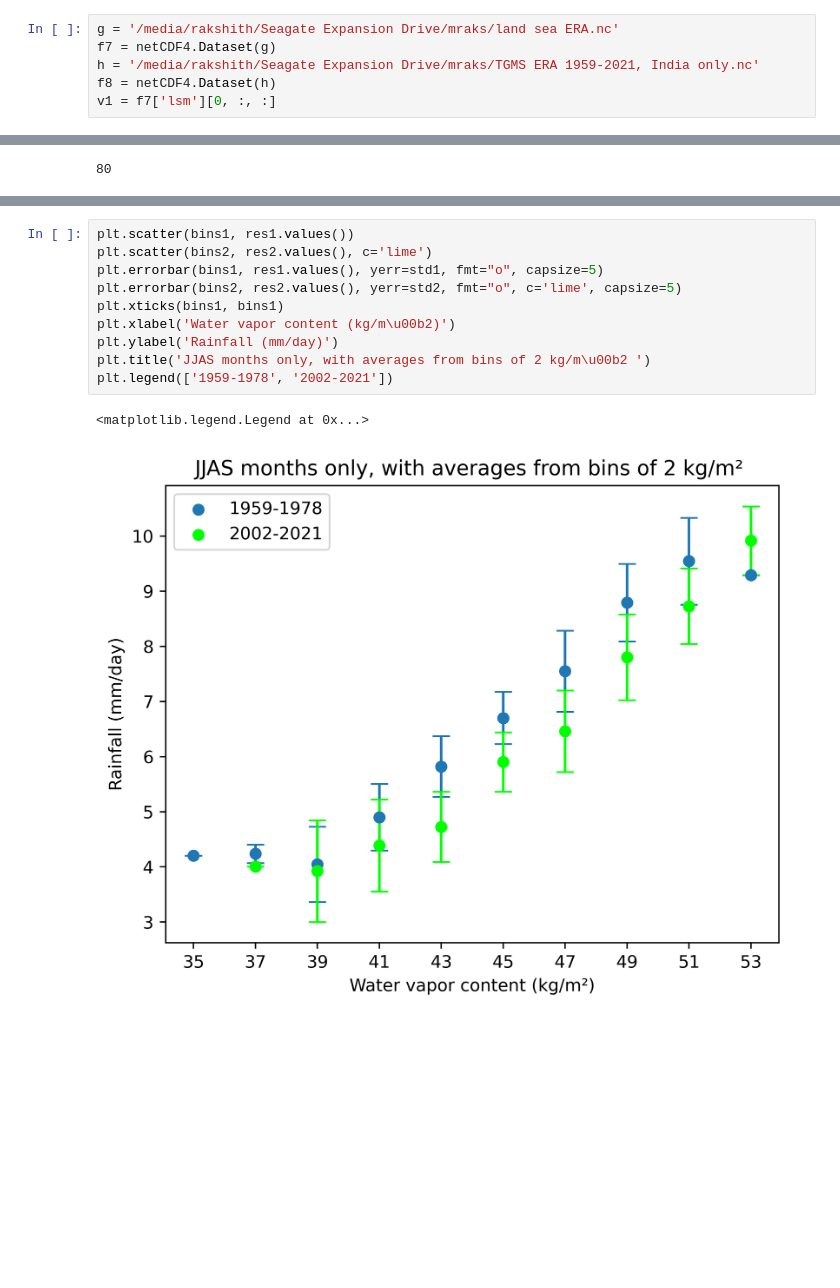
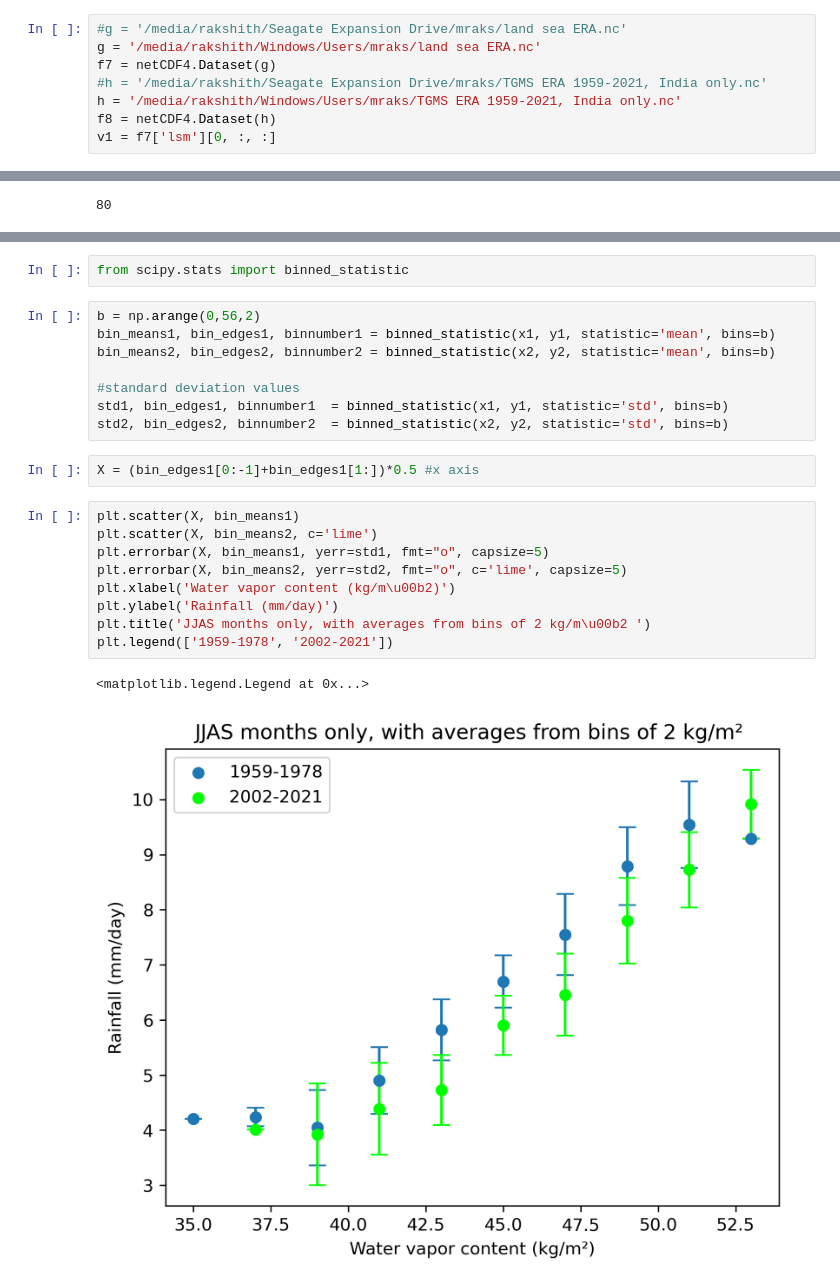
Before and after one commit to rakshith-mallesh/Climate-science, a Jupyter notebook: Binned JJAS.ipynb, the cells around one changed output, grey strips where cells are left out. Drawn from its saved outputs; the diff is of its cells as text; blank space fills up the shorter version.

```diff
--- a/Binned JJAS.ipynb
+++ b/Binned JJAS.ipynb
@@ -8,9 +8,11 @@ import pandas as pd
 import matplotlib as mpl
 mpl.rcParams['figure.dpi']= 500
 # %%
-g = '/media/rakshith/Seagate Expansion Drive/mraks/land sea ERA.nc'
+#g = '/media/rakshith/Seagate Expansion Drive/mraks/land sea ERA.nc'
+g = '/media/rakshith/Windows/Users/mraks/land sea ERA.nc'
 f7 = netCDF4.Dataset(g)
-h = '/media/rakshith/Seagate Expansion Drive/mraks/TGMS ERA 1959-2021, India only.nc'
+#h = '/media/rakshith/Seagate Expansion Drive/mraks/TGMS ERA 1959-2021, India only.nc'
+h = '/media/rakshith/Windows/Users/mraks/TGMS ERA 1959-2021, India only.nc'
 f8 = netCDF4.Dataset(h)
 v1 = f7['lsm'][0, :, :]
 # %%
@@ -99,13 +58,24 @@ for i in arr2:
+# %%
+from scipy.stats import binned_statistic
+# %%
+b = np.arange(0,56,2)
+bin_means1, bin_edges1, binnumber1 = binned_statistic(x1, y1, statistic='mean', bins=b)
+bin_means2, bin_edges2, binnumber2 = binned_statistic(x2, y2, statistic='mean', bins=b)
+
+#standard deviation values
+std1, bin_edges1, binnumber1  = binned_statistic(x1, y1, statistic='std', bins=b)
+std2, bin_edges2, binnumber2  = binned_statistic(x2, y2, statistic='std', bins=b)
+# %%
+X = (bin_edges1[0:-1]+bin_edges1[1:])*0.5 #x axis
 # %%
-plt.scatter(bins1, res1.values())
-plt.scatter(bins2, res2.values(), c='lime')
-plt.errorbar(bins1, res1.values(), yerr=std1, fmt="o", capsize=5)
-plt.errorbar(bins2, res2.values(), yerr=std2, fmt="o", c='lime', capsize=5)
-plt.xticks(bins1, bins1)
+plt.scatter(X, bin_means1)
+plt.scatter(X, bin_means2, c='lime')
+plt.errorbar(X, bin_means1, yerr=std1, fmt="o", capsize=5)
+plt.errorbar(X, bin_means2, yerr=std2, fmt="o", c='lime', capsize=5)
 plt.xlabel('Water vapor content (kg/m\u00b2)')
 plt.ylabel('Rainfall (mm/day)')
 plt.title('JJAS months only, with averages from bins of 2 kg/m\u00b2 ')
 plt.legend(['1959-1978', '2002-2021'])
 # %% [output]
 <matplotlib.legend.Legend at 0x...>
-[figure, old version]
+[figure, new version]
```
Also changed, not shown: parts of 7 cells of this notebook.
